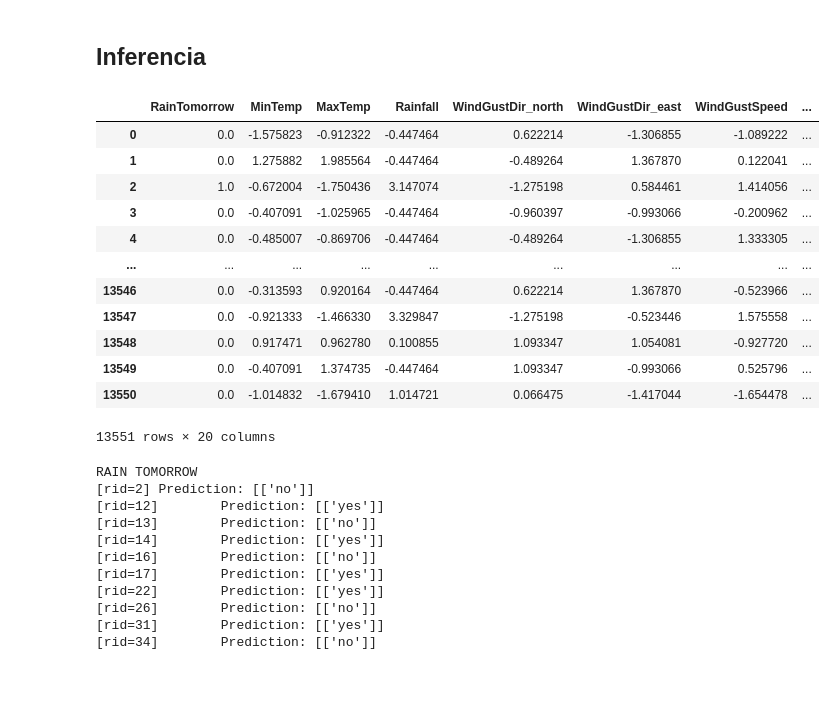
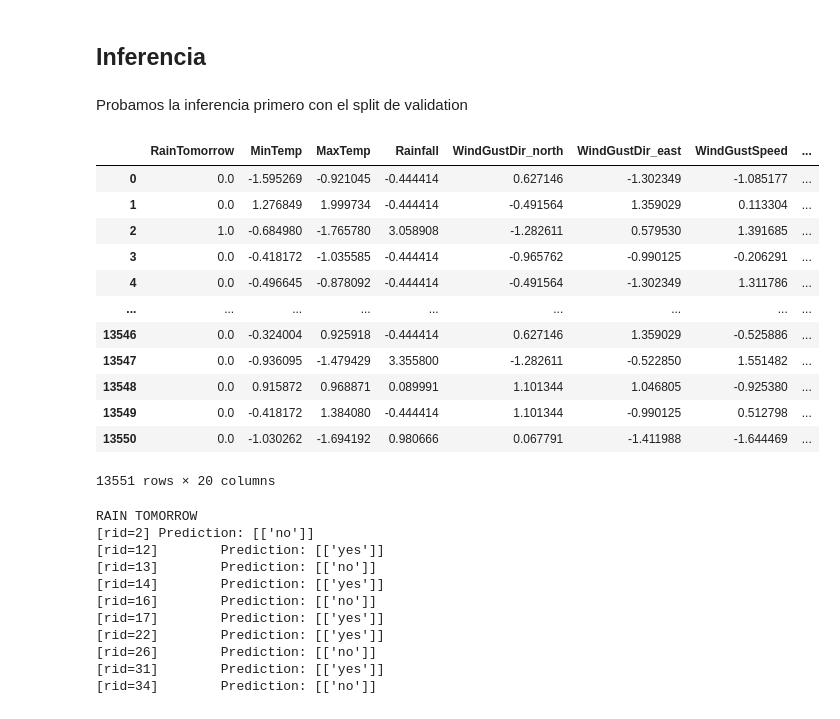
Before and after one commit to trOOnies/itba-aws-mle, a Jupyter notebook: productivo/step2_deploy.ipynb, the cells around one changed output. Drawn from its saved outputs; the diff is of its cells as text; code cells hidden in the pictures; blank space fills up the shorter version.

```diff
--- a/productivo/step2_deploy.ipynb
+++ b/productivo/step2_deploy.ipynb
@@ -142,6 +147,8 @@ xgboost_model.deploy(
 # sagemaker.delete_endpoint(EndpointName=endpoint_name)
 # %% [markdown]
 ## Inferencia
+# %% [markdown]
+Probamos la inferencia primero con el split de validation
 # %%
 from sagemaker.deserializers import CSVDeserializer
 from sagemaker.predictor import Predictor
@@ -154,22 +161,22 @@ predictor = Predictor(
     deserializer=CSVDeserializer(),
 )
 # %%
-df_val = pandas.read_csv("australia-rain-val-dbjob_18Nov2024_1731954770752_part00000.csv")
+df_val = pandas.read_csv("australia-rain-all-splits-dbjob_21Nov2024_1732229028468_part00003.csv")
 mask_rain = df_val.RainTomorrow > 0.5
 df_val
 # %% [output]
 |  | RainTomorrow | MinTemp | MaxTemp | Rainfall | WindGustDir_north | WindGustDir_east | WindGustSpeed | ... |
-| 0 | 0.0 | -1.575823 | -0.912322 | -0.447464 | 0.622214 | -1.306855 | -1.089222 | ... |
-| 1 | 0.0 | 1.275882 | 1.985564 | -0.447464 | -0.489264 | 1.367870 | 0.122041 | ... |
-| 2 | 1.0 | -0.672004 | -1.750436 | 3.147074 | -1.275198 | 0.584461 | 1.414056 | ... |
-| 3 | 0.0 | -0.407091 | -1.025965 | -0.447464 | -0.960397 | -0.993066 | -0.200962 | ... |
-| 4 | 0.0 | -0.485007 | -0.869706 | -0.447464 | -0.489264 | -1.306855 | 1.333305 | ... |
+| 0 | 0.0 | -1.595269 | -0.921045 | -0.444414 | 0.627146 | -1.302349 | -1.085177 | ... |
+| 1 | 0.0 | 1.276849 | 1.999734 | -0.444414 | -0.491564 | 1.359029 | 0.113304 | ... |
+| 2 | 1.0 | -0.684980 | -1.765780 | 3.058908 | -1.282611 | 0.579530 | 1.391685 | ... |
+| 3 | 0.0 | -0.418172 | -1.035585 | -0.444414 | -0.965762 | -0.990125 | -0.206291 | ... |
+| 4 | 0.0 | -0.496645 | -0.878092 | -0.444414 | -0.491564 | -1.302349 | 1.311786 | ... |
 | ... | ... | ... | ... | ... | ... | ... | ... | ... |
-| 13546 | 0.0 | -0.313593 | 0.920164 | -0.447464 | 0.622214 | 1.367870 | -0.523966 | ... |
-| 13547 | 0.0 | -0.921333 | -1.466330 | 3.329847 | -1.275198 | -0.523446 | 1.575558 | ... |
-| 13548 | 0.0 | 0.917471 | 0.962780 | 0.100855 | 1.093347 | 1.054081 | -0.927720 | ... |
-| 13549 | 0.0 | -0.407091 | 1.374735 | -0.447464 | 1.093347 | -0.993066 | 0.525796 | ... |
-| 13550 | 0.0 | -1.014832 | -1.679410 | 1.014721 | 0.066475 | -1.417044 | -1.654478 | ... |
+| 13546 | 0.0 | -0.324004 | 0.925918 | -0.444414 | 0.627146 | 1.359029 | -0.525886 | ... |
+| 13547 | 0.0 | -0.936095 | -1.479429 | 3.355800 | -1.282611 | -0.522850 | 1.551482 | ... |
+| 13548 | 0.0 | 0.915872 | 0.968871 | 0.089991 | 1.101344 | 1.046805 | -0.925380 | ... |
+| 13549 | 0.0 | -0.418172 | 1.384080 | -0.444414 | 1.101344 | -0.990125 | 0.512798 | ... |
+| 13550 | 0.0 | -1.030262 | -1.694192 | 0.980666 | 0.067791 | -1.411988 | -1.644469 | ... |
 13551 rows × 20 columns
 # %%
 print("RAIN TOMORROW")
```
Also changed, not shown: parts of 10 cells of this notebook, 3 other files.
